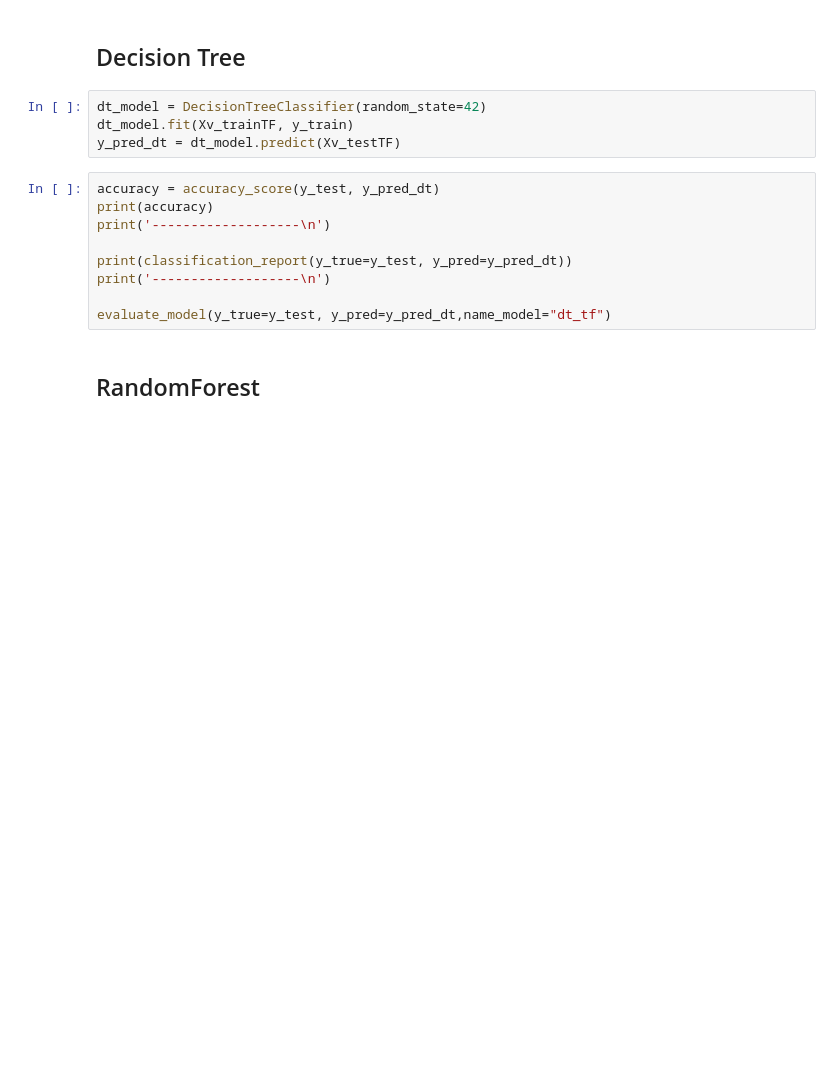
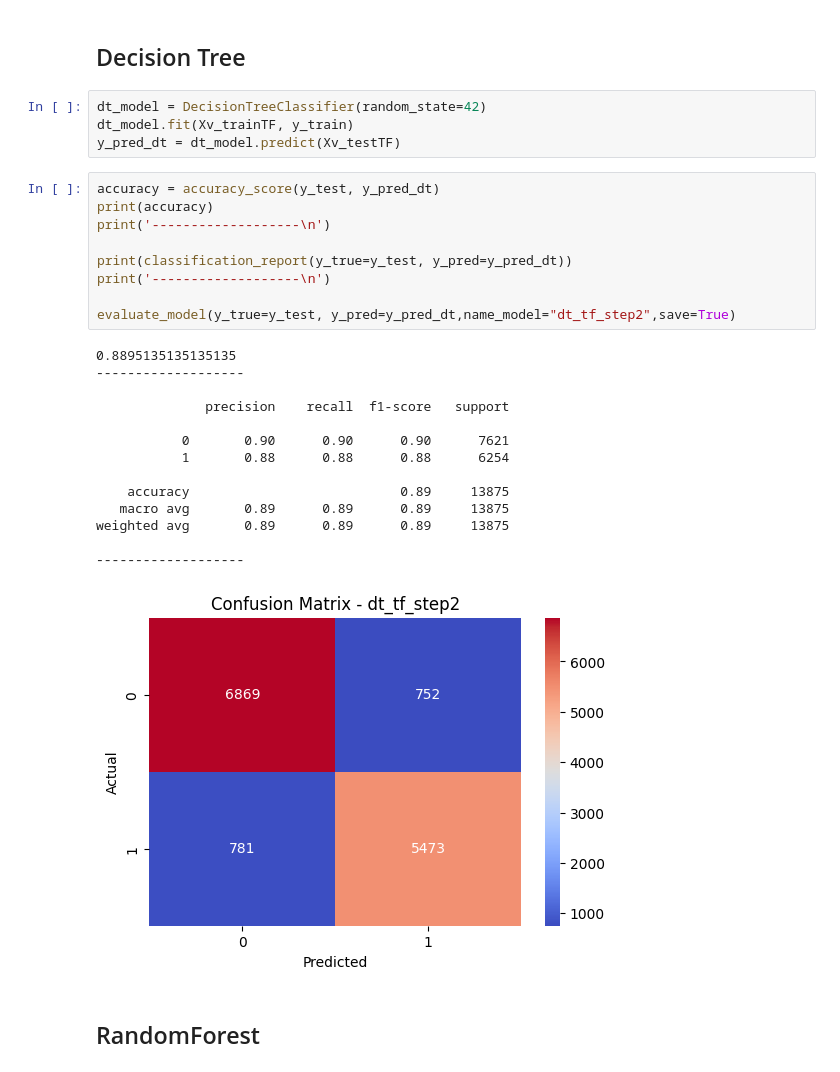
Before and after one commit to Hieu0112/DATN, a Jupyter notebook: AppDetection/EngLish/DetectEnglish.ipynb, the cells around one changed output. Cells and saved outputs as stored; diff of their text form; blank space fills up the shorter version.

```diff
--- a/AppDetection/EngLish/DetectEnglish.ipynb
+++ b/AppDetection/EngLish/DetectEnglish.ipynb
@@ -652,12 +842,27 @@ y_pred_dt = dt_model.predict(Xv_testTF)
 # %%
 accuracy = accuracy_score(y_test, y_pred_dt)
 print(accuracy)
 print('-------------------\n')
 
 print(classification_report(y_true=y_test, y_pred=y_pred_dt))
 print('-------------------\n')
 
-evaluate_model(y_true=y_test, y_pred=y_pred_dt,name_model="dt_tf")
+evaluate_model(y_true=y_test, y_pred=y_pred_dt,name_model="dt_tf_step2",save=True)
+# %% [output]
+0.8895135135135135
+-------------------
+
+              precision    recall  f1-score   support
+
+           0       0.90      0.90      0.90      7621
+           1       0.88      0.88      0.88      6254
+
+    accuracy                           0.89     13875
+   macro avg       0.89      0.89      0.89     13875
+weighted avg       0.89      0.89      0.89     13875
+
+-------------------
+[figure, added]
 # %% [markdown]
 ## RandomForest
 # %%
```
Also changed, not shown: parts of 58 cells of this notebook, 27 other files.
